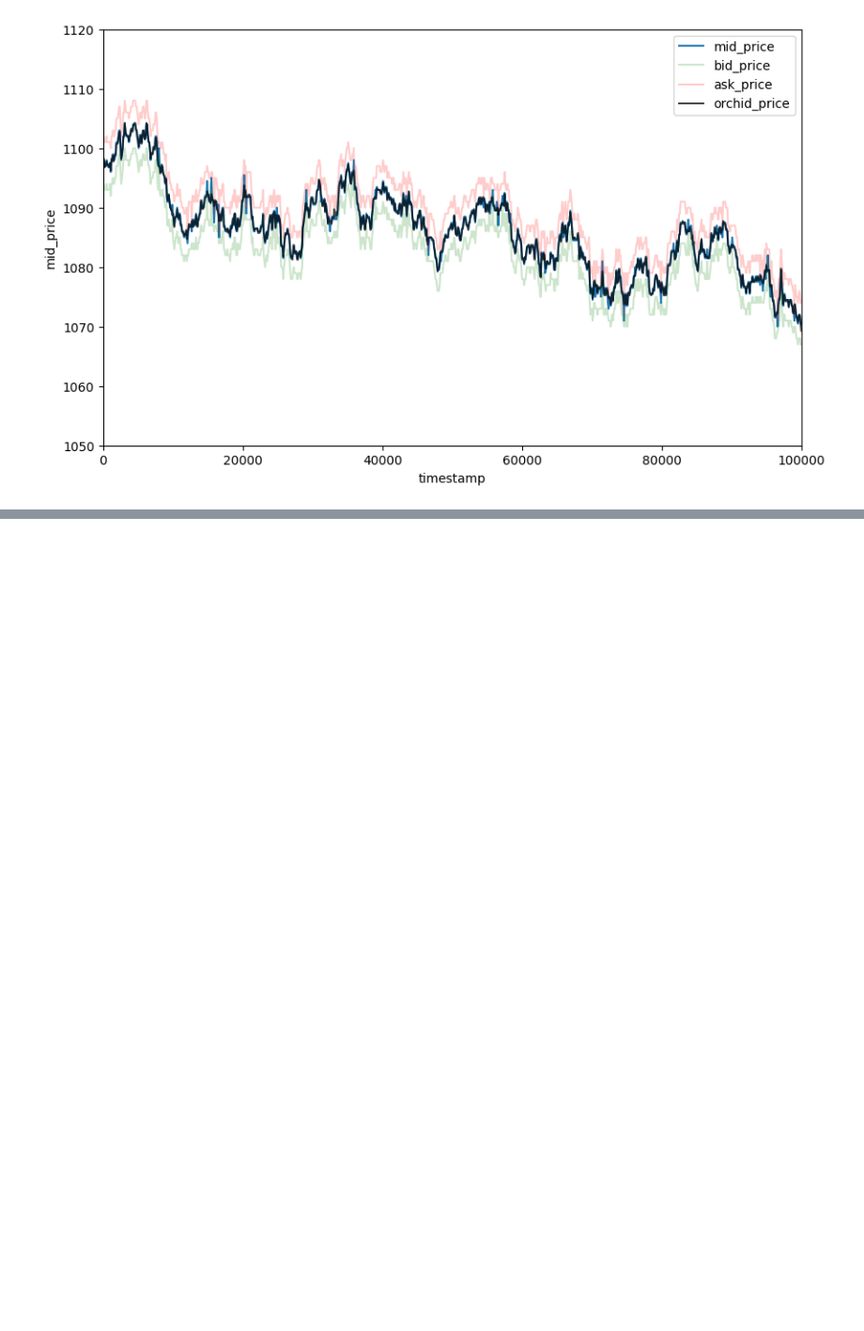
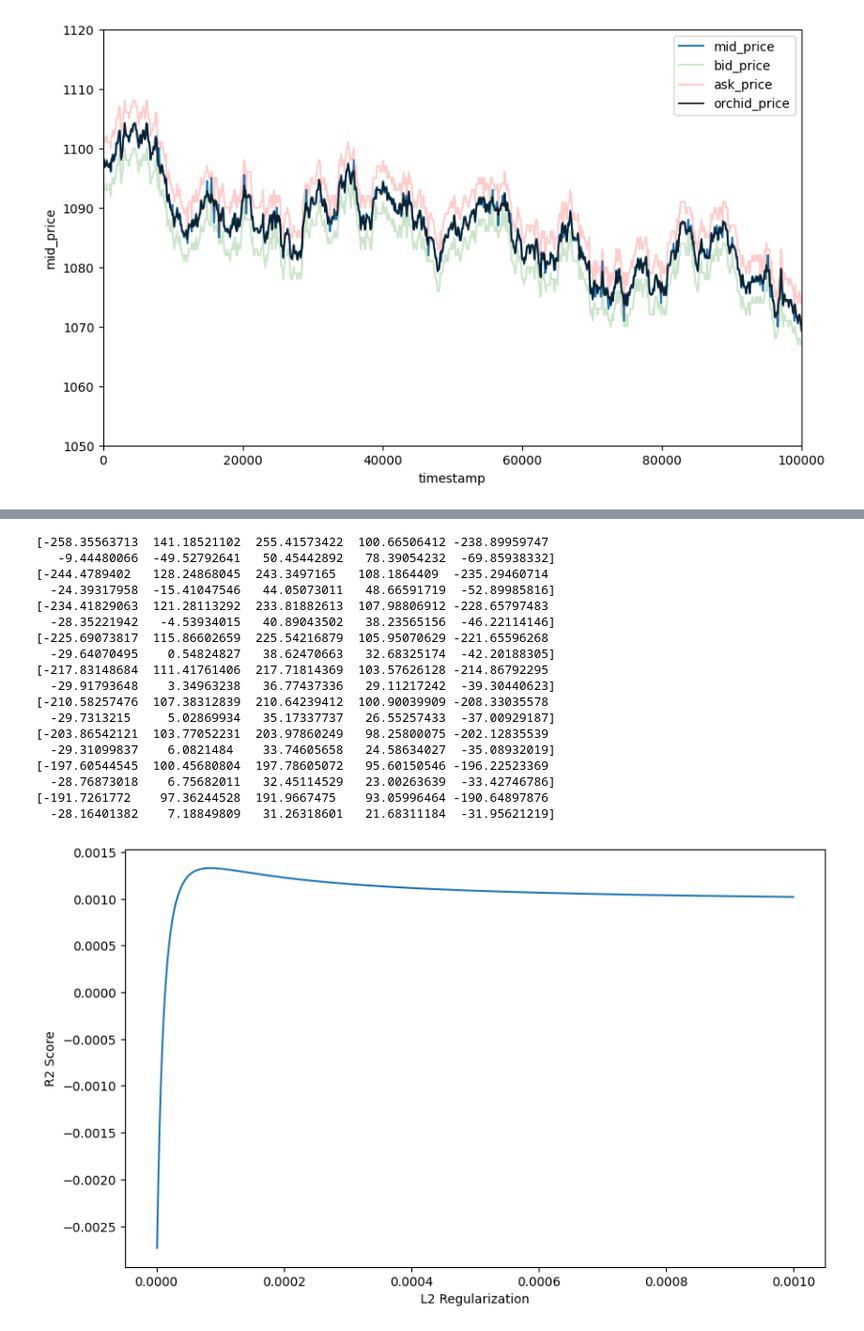
Before and after one commit to dakshox/Prosperity, a Jupyter notebook: second-round/daksh-work/analysis.ipynb, the cells around one changed output, grey strips where cells are left out. Shown at 94% size. Drawn from its saved outputs; the diff is of its cells as text; code cells hidden in the pictures; blank space fills up the shorter version.

```diff
--- a/second-round/daksh-work/analysis.ipynb
+++ b/second-round/daksh-work/analysis.ipynb
@@ -92,0 +157,25 @@ plt.ylim(1050, 1120)
+# %%
+# Now i create an array of features
+Y = []
+X = []
+lookback = 25
+gap_distance = 5
+for i in range(lookback, len(orchid_observation.SUNLIGHT)-1):
+    Y.append(orchid_observation[ORCHIDS].iloc[i+1] - orchid_observation['ewma'].iloc[i])
+    X.append(np.concatenate([orchid_observation['SUNLIGHT'].iloc[i-lookback : i:gap_distance].values,  orchid_observation['HUMIDITY'].iloc[i-lookback: i:gap_distance].values]))
+
+X = np.array(X)
+Y = np.array(Y)
+# print(np.array(X))
+
+X = X - X.mean(axis=0)
+X = X / X.std(axis=0)
+
+Y = Y - Y.mean()
+Y = Y / Y.std()
+# %%
+train_size = int(0.8 * len(X))
+X_train = X[:train_size]
+X_test = X[train_size:]
+Y_train = Y[:train_size]
+Y_test = Y[train_size:]
@@ -92,0 +195,36 @@ plt.ylim(1050, 1120)
+# %%
+l2_regs = np.linspace(1e-6, 1e-3, 1000)
+scores = []
+for l2_reg in l2_regs:
+    W = np.linalg.inv(np.dot(np.transpose(X_train), X_train) + l2_reg * np.identity(X_train.shape[1])).dot(np.dot(np.transpose(X_train), Y_train))
+    if l2_reg < 1e-5:
+     print(W)
+    y_pred = np.dot(X_test, W)
+    # print(l2_reg, r2_score(Y_test, y_pred))
+    scores.append(r2_score(Y_test, y_pred))
+
+plt.figure(figsize=(10, 6))
+plt.plot(l2_regs, scores)
+plt.xlabel('L2 Regularization')
+plt.ylabel('R2 Score')
+plt.show()
+# %% [output]
+[-258.35563713  141.18521102  255.41573422  100.66506412 -238.89959747
+   -9.44480066  -49.52792641   50.45442892   78.39054232  -69.85938332]
+[-244.4789402   128.24868045  243.3497165   108.1864409  -235.29460714
+  -24.39317958  -15.41047546   44.05073011   48.66591719  -52.89985816]
+[-234.41829063  121.28113292  233.81882613  107.98806912 -228.65797483
+  -28.35221942   -4.53934015   40.89043502   38.23565156  -46.22114146]
+[-225.69073817  115.86602659  225.54216879  105.95070629 -221.65596268
+  -29.64070495    0.54824827   38.62470663   32.68325174  -42.20188305]
+[-217.83148684  111.41761406  217.71814369  103.57626128 -214.86792295
+  -29.91793648    3.34963238   36.77437336   29.11217242  -39.30440623]
+[-210.58257476  107.38312839  210.64239412  100.90039909 -208.33035578
+  -29.7313215     5.02869934   35.17337737   26.55257433  -37.00929187]
+[-203.86542121  103.77052231  203.97860249   98.25800075 -202.12835539
+  -29.31099837    6.0821484    33.74605658   24.58634027  -35.08932019]
+[-197.60544545  100.45680804  197.78605072   95.60150546 -196.22523369
+  -28.76873018    6.75682011   32.45114529   23.00263639  -33.42746786]
+[-191.7261772    97.36244528  191.9667475    93.05996464 -190.64897876
+  -28.16401382    7.18849809   31.26318601   21.68311184  -31.95621219]
+[figure, added]
```
Also changed, not shown: parts of 14 cells of this notebook, 4 other files.
